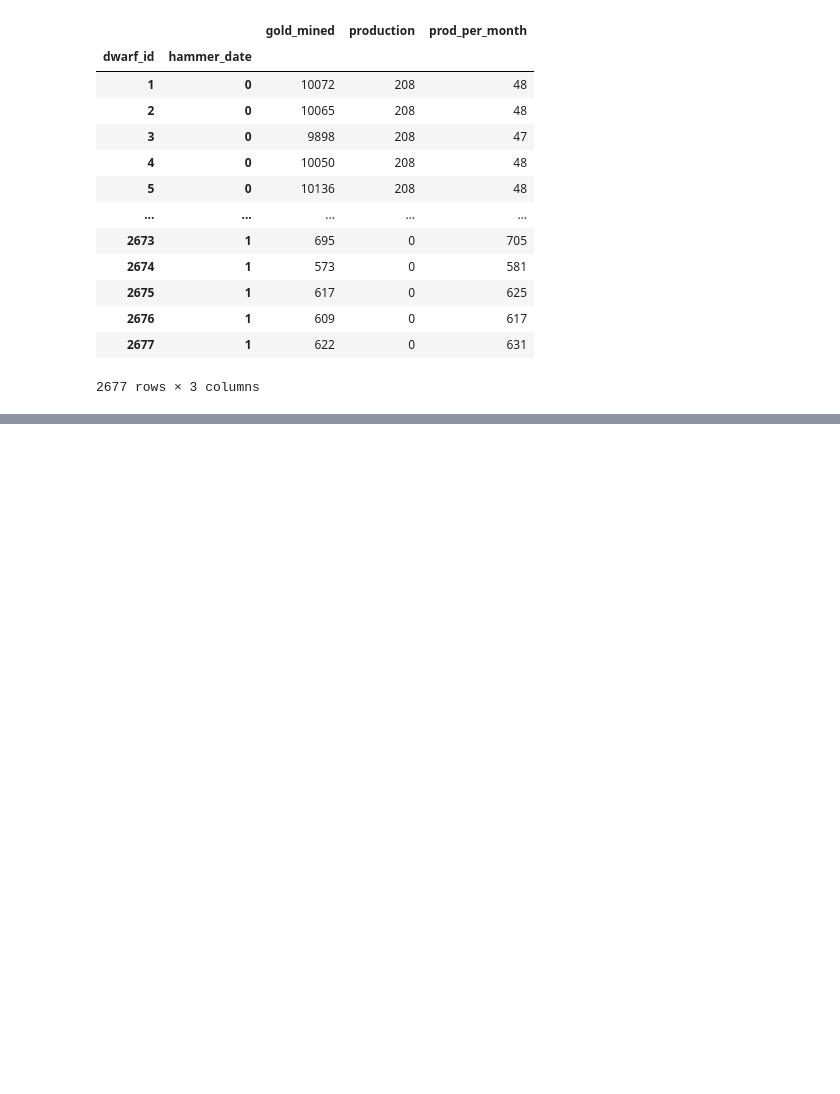
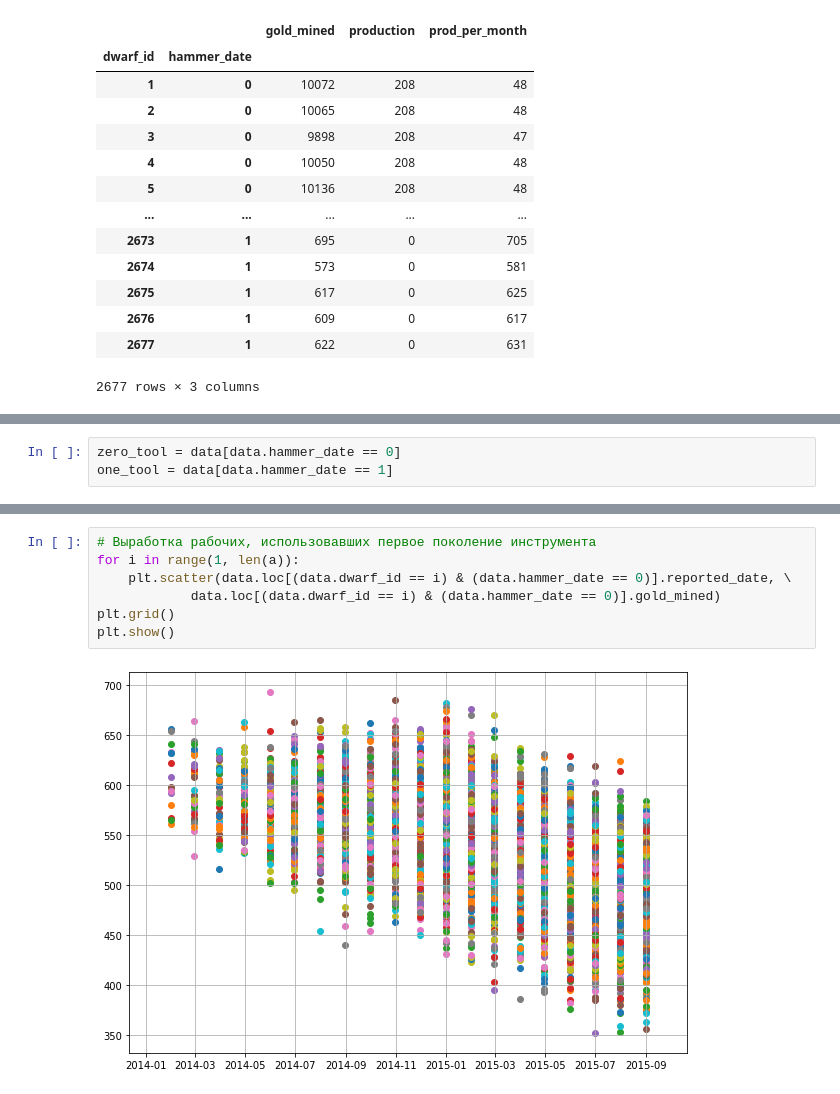
Before and after one commit to andreiklychev1/study_klychev, a Jupyter notebook: Gold Mining/dwarfes.ipynb, the cells around one changed output, grey strips where cells are left out. Cells and saved outputs as stored; diff of their text form; blank space fills up the shorter version.

```diff
--- a/Gold Mining/dwarfes.ipynb
+++ b/Gold Mining/dwarfes.ipynb
@@ -99,0 +142,3 @@ pivot
+# %%
+zero_tool = data[data.hammer_date == 0]
+one_tool = data[data.hammer_date == 1]
@@ -99,0 +161,9 @@ pivot
+# %%
+# Выработка рабочих, использовавших первое поколение инструмента
+for i in range(1, len(a)):
+    plt.scatter(data.loc[(data.dwarf_id == i) & (data.hammer_date == 0)].reported_date, \
+            data.loc[(data.dwarf_id == i) & (data.hammer_date == 0)].gold_mined)
+plt.grid()
+plt.show()
+# %% [output]
+[figure, added]
```
Also changed, not shown: parts of 29 cells of this notebook.
